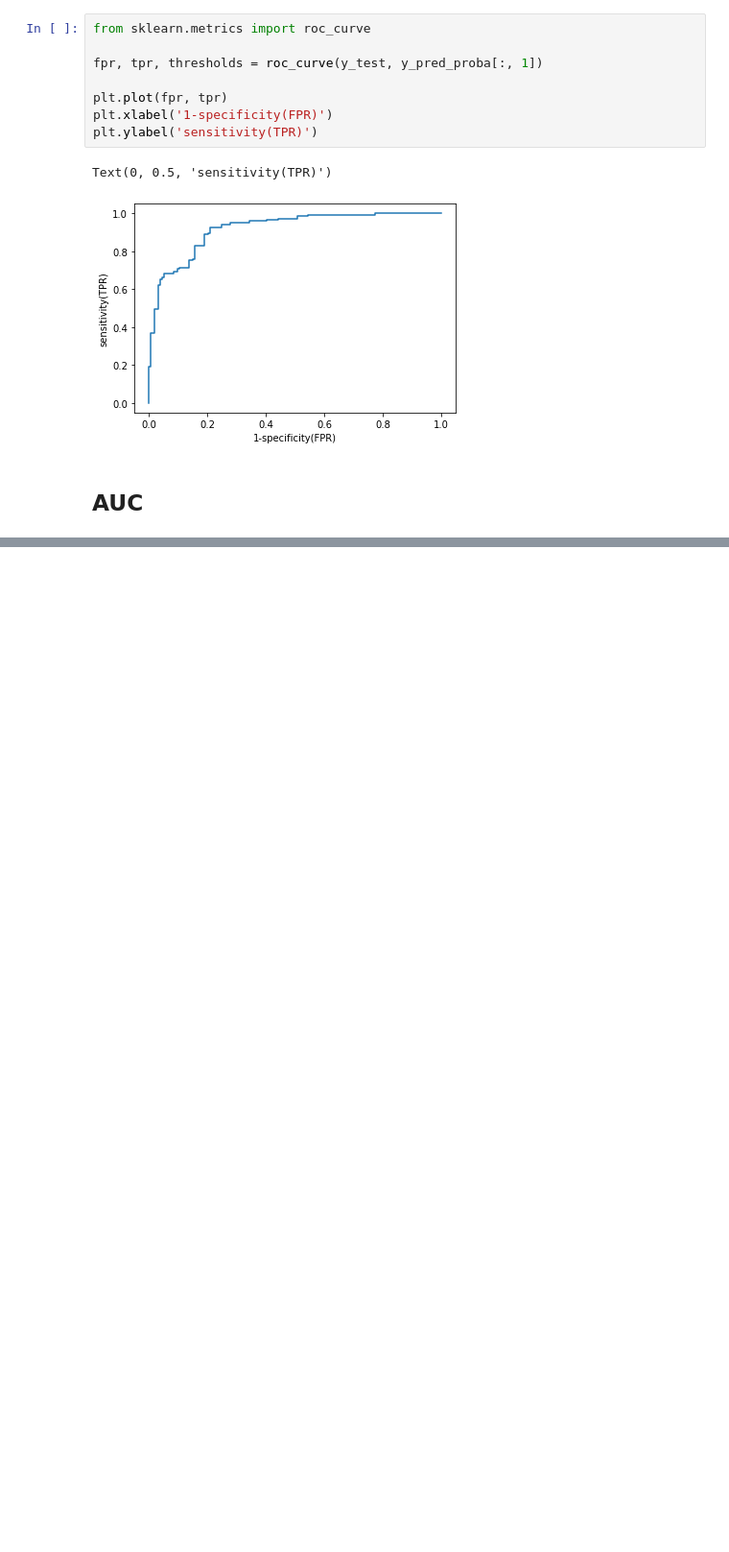
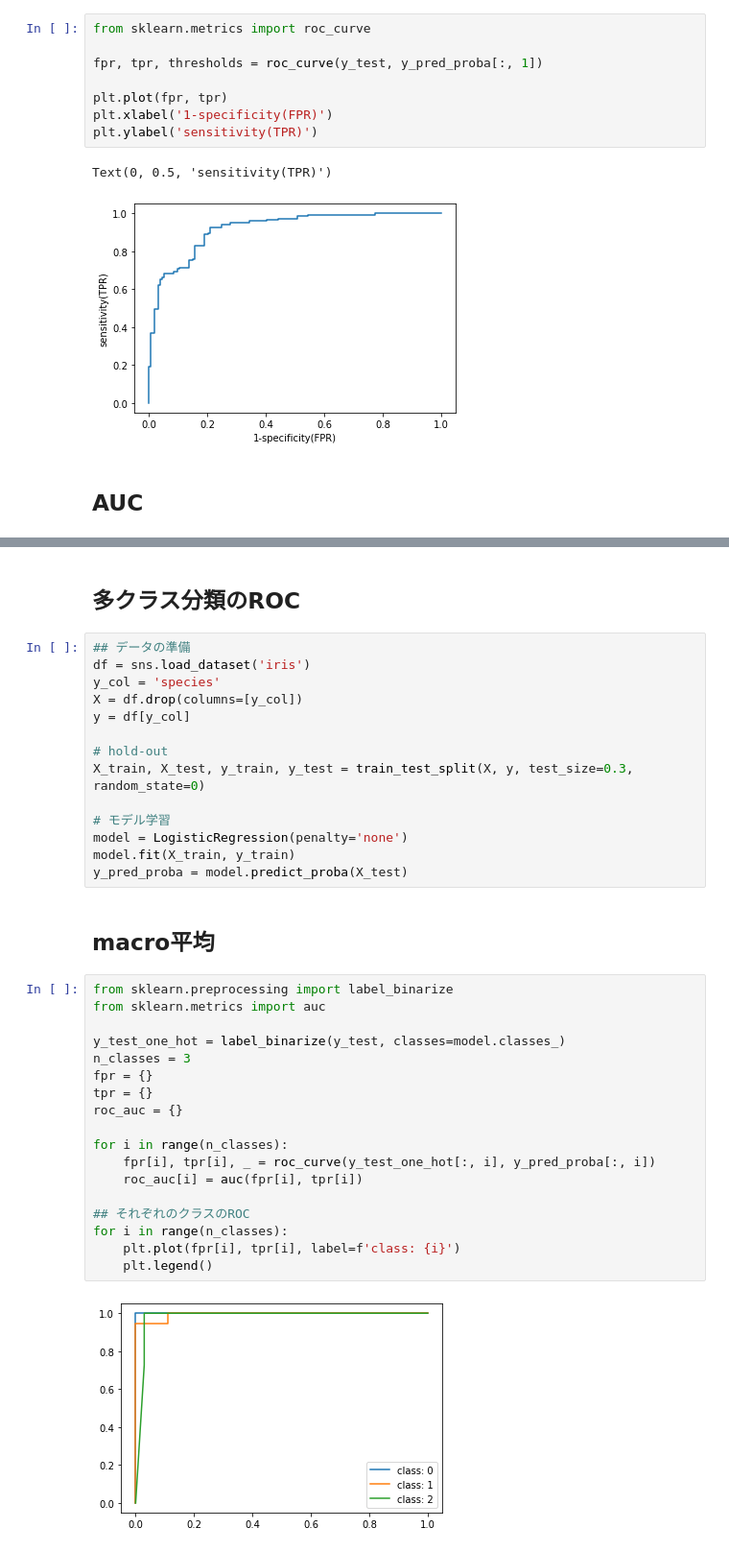
Before and after one commit to shu-suzuki-1124/machine_learning_practice, a Jupyter notebook: lesson10.ipynb, the cells around one changed output, grey strips where cells are left out. Shown: that part at 96% size. Drawn from its saved outputs; the diff is of its cells as text; blank space fills up the shorter version.

Commit message:
多クラス分類のROC

```diff
--- a/lesson10.ipynb
+++ b/lesson10.ipynb
@@ -201,0 +202,38 @@ ImportError: cannot import name 'aucc' from 'sklearn.metrics' (/opt/anaconda3/li
+# %% [markdown]
+## 多クラス分類のROC
+# %%
+## データの準備
+df = sns.load_dataset('iris')
+y_col = 'species'
+X = df.drop(columns=[y_col])
+y = df[y_col]
+
+# hold-out
+X_train, X_test, y_train, y_test = train_test_split(X, y, test_size=0.3, random_state=0)
+
+# モデル学習
+model = LogisticRegression(penalty='none')
+model.fit(X_train, y_train)
+y_pred_proba = model.predict_proba(X_test)
+# %% [markdown]
+## macro平均
+# %%
+from sklearn.preprocessing import label_binarize
+from sklearn.metrics import auc
+
+y_test_one_hot = label_binarize(y_test, classes=model.classes_)
+n_classes = 3
+fpr = {}
+tpr = {}
+roc_auc = {}
+
+for i in range(n_classes):
+    fpr[i], tpr[i], _ = roc_curve(y_test_one_hot[:, i], y_pred_proba[:, i])
+    roc_auc[i] = auc(fpr[i], tpr[i])
+
+## それぞれのクラスのROC
+for i in range(n_classes):
+    plt.plot(fpr[i], tpr[i], label=f'class: {i}')
+    plt.legend()
+# %% [output]
+[figure, added]
```
Also changed, not shown: parts of 8 cells of this notebook.
